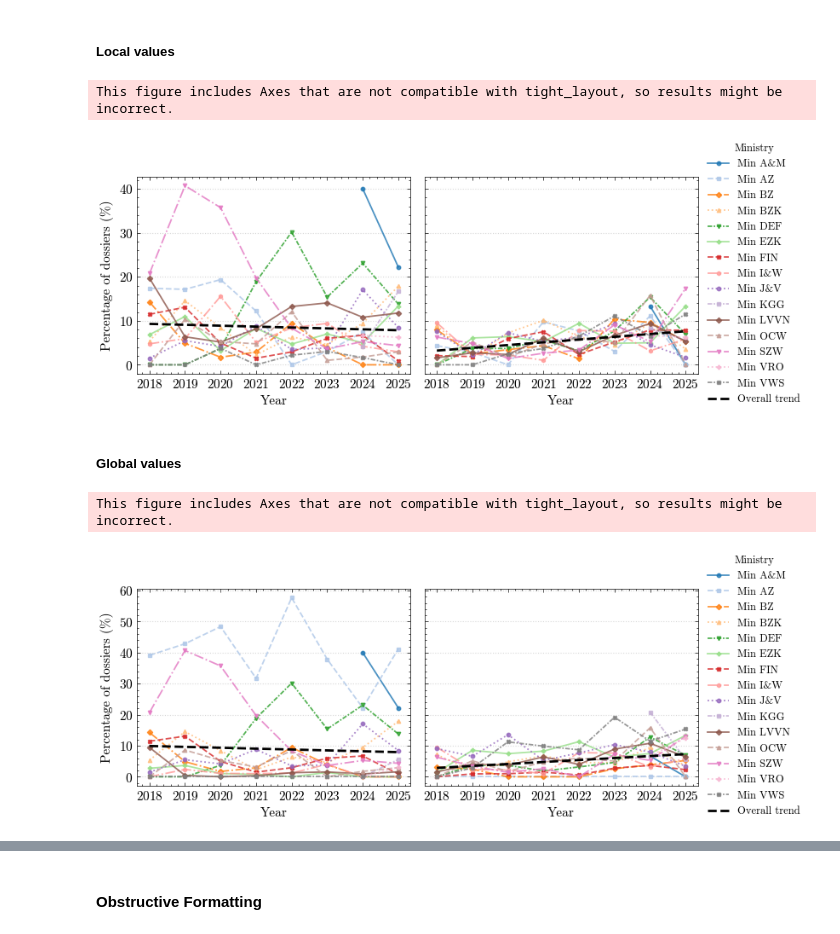
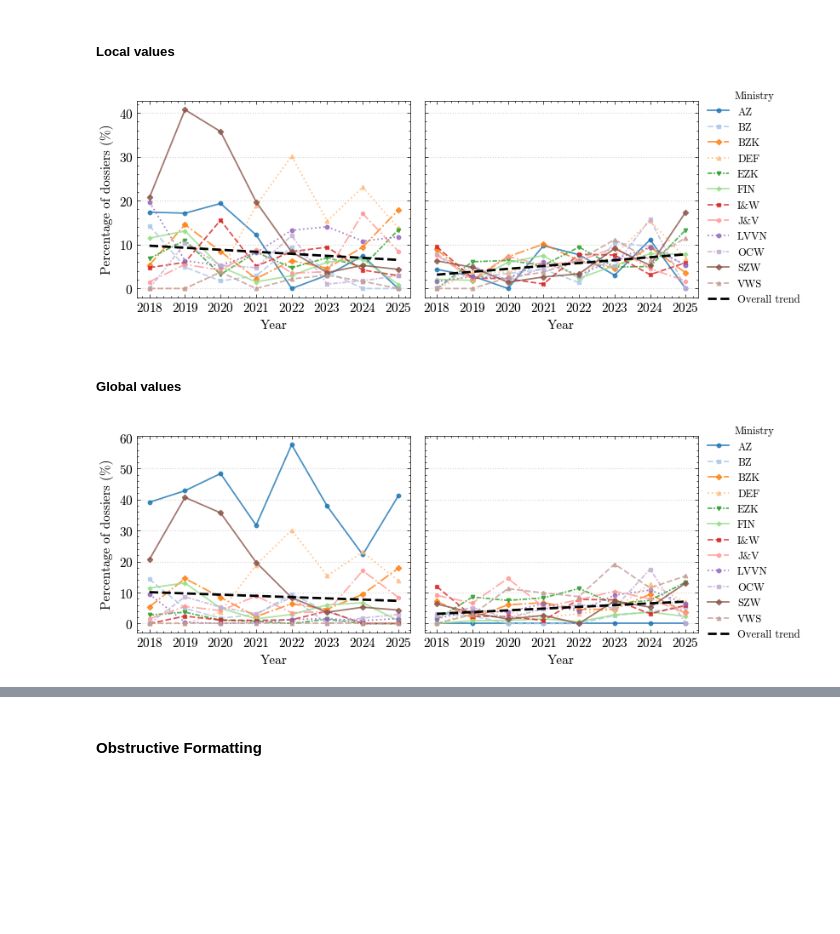
Before and after one commit to joszuijderwijk/shadows-of-transparency, a Jupyter notebook: SOT.ipynb, the cells around one changed output, grey strips where cells are left out. Cells and saved outputs as stored; diff of their text form; code cells hidden in the pictures; blank space fills up the shorter version.

```diff
--- a/SOT.ipynb
+++ b/SOT.ipynb
@@ -22,6 +22,8 @@ USE_SCIENCE_STYLE = True  # Set True for scientific plotting style
 EXPORT_SVG = False  # Set True to additionally export each saved figure as .svg
 EXPORT_PDF = True  # Set True to additionally export each saved figure as .pdf
 
+OUTPUT_DIR = 'output'
+
 if USE_SCIENCE_STYLE:
     try:
         import scienceplots
@@ -32,12 +34,12 @@ if USE_SCIENCE_STYLE:
 
 def save_figure(path, fig=None, **kwargs):
     target = fig if fig is not None else plt
-    target.savefig(path, **kwargs)
+    target.savefig(os.path.join(OUTPUT_DIR, path), **kwargs)
     if EXPORT_SVG:
-        svg_path = os.path.splitext(path)[0] + '.svg'
+        svg_path = os.path.join(OUTPUT_DIR, os.path.splitext(os.path.basename(path))[0] + '.svg')
         target.savefig(svg_path, **kwargs)
     if EXPORT_PDF:
-        pdf_path = os.path.splitext(path)[0] + '.pdf'
+        pdf_path = os.path.join(OUTPUT_DIR, os.path.splitext(os.path.basename(path))[0] + '.pdf')
         target.savefig(pdf_path, **kwargs)
 
 tqdm.pandas()
@@ -148,6 +150,9 @@ translation_dict = {
     'Ministerie van Volkshuisvesting en Ruimtelijke Ordening': 'VRO',
     'Ministerie van Klimaat en Groene Groei': 'KGG'
 }
+
+EXCLUDE_MINISTRIES = {"A&M", "VRO", "KGG"}
+VALID_MINISTRIES = sorted([m for m in translation_dict.values() if m not in EXCLUDE_MINISTRIES])
 # %% [markdown]
 ## General statistics
 # %%
@@ -229,9 +235,8 @@ dossier_sizes_by_ministry_year['dc_publisher_name'] = (
 )
 
 # Keep only ministries present in translation_dict values
-valid_ministries = list(translation_dict.values())
 dossier_sizes_by_ministry_year = dossier_sizes_by_ministry_year[
-    dossier_sizes_by_ministry_year['dc_publisher_name'].isin(valid_ministries)
+    dossier_sizes_by_ministry_year['dc_publisher_name'].isin(VALID_MINISTRIES)
 ]
 
 # ---------------------------------------------------
@@ -273,7 +278,7 @@ percentages_local = percentages_local[percentages_local['year'] >= 2018]
 # ---------------------------------------------------
 # 5. Helper variables for plotting
 # ---------------------------------------------------
-ministries = sorted(percentages_local['dc_publisher_name'].unique())
+#ministries = sorted(percentages_local['dc_publisher_name'].unique())
 years_sorted = sorted(percentages_local['year'].unique())
 # %%
 # ======== FIGURE WITH TWO PANELS ========
@@ -301,7 +306,7 @@ ministry_handles = []   # to collect line objects
 ministry_labels = []    # to collect ministry names
 
 # ---- LEFT: % unusually small (local) ----
-for i, ministry in enumerate(ministries):
+for i, ministry in enumerate(VALID_MINISTRIES):
     data = (
         percentages_local[
             percentages_local['dc_publisher_name'] == ministry
@@ -332,7 +337,7 @@ ax_small.yaxis.grid(True, linestyle=':', linewidth=0.8, alpha=0.5)
 ax_small.xaxis.grid(False)
 
 # ---- RIGHT: % unusually large (local) ----
-for i, ministry in enumerate(ministries):
+for i, ministry in enumerate(VALID_MINISTRIES):
     data = (
         percentages_local[
             percentages_local['dc_publisher_name'] == ministry
@@ -404,35 +409,34 @@ if x_l.size >= 2:
     )[0]
 
 
 # ======== BIG UNIFIED LEGEND (ministries + ONE trend entry) ========
 
 from matplotlib.lines import Line2D
 
 trend_proxy = Line2D([], [], color='black', linewidth=2.0, linestyle='--')
 
 all_handles = ministry_handles + [trend_proxy]
 all_labels  = ministry_labels + ["Overall trend"]
 
 fig.legend(
     all_handles,
     all_labels,
     loc='center left',
     bbox_to_anchor=(0.9, 0.5),    # legend just to the right
     ncol=1,
     frameon=False,
     title="Ministry",
     title_fontsize=9,
     fontsize=9
 )
 
 # tighten figure; leaving room for legend on the right
 fig.tight_layout(rect=(0, 0, 0.86, 1))
 
 save_figure("big_small_dossiers.png", dpi=300)
 plt.show()
 # %% [output]
-This figure includes Axes that are not compatible with tight_layout, so results might be incorrect.
-[figure, old version]
+[figure, new version]
 # %% [markdown]
 ##### Global values
 # %%
@@ -522,7 +519,7 @@ ministry_handles_g = []
 ministry_labels_g = []
 
 # ---- LEFT PANEL: unusually small (GLOBAL) ----
-for i, ministry in enumerate(ministries_global):
+for i, ministry in enumerate(VALID_MINISTRIES):
     data = (
         percentages_global[
             percentages_global['dc_publisher_name'] == ministry
@@ -554,7 +551,7 @@ ax_small_g.yaxis.grid(True, linestyle=":", linewidth=0.8, alpha=0.5)
 ax_small_g.xaxis.grid(False)
 
 # ---- RIGHT PANEL: unusually large (GLOBAL) ----
-for i, ministry in enumerate(ministries_global):
+for i, ministry in enumerate(VALID_MINISTRIES):
     data = (
         percentages_global[
             percentages_global['dc_publisher_name'] == ministry
@@ -650,8 +647,7 @@ fig.tight_layout(rect=(0, 0, 0.86, 1))
 save_figure("big_small_dossiers_global.png", dpi=300)
 plt.show()
 # %% [output]
-This figure includes Axes that are not compatible with tight_layout, so results might be incorrect.
-[figure, old version]
+[figure, new version]
 # %%
 print(f"Global 5th percentile threshold (small dossiers): ≤ {global_p5:.2f} pages")
 print(f"Global 95th percentile threshold (large dossiers): ≥ {global_p95:.2f} pages")
```
Also changed, not shown: parts of 19 cells of this notebook, 2 other files.
